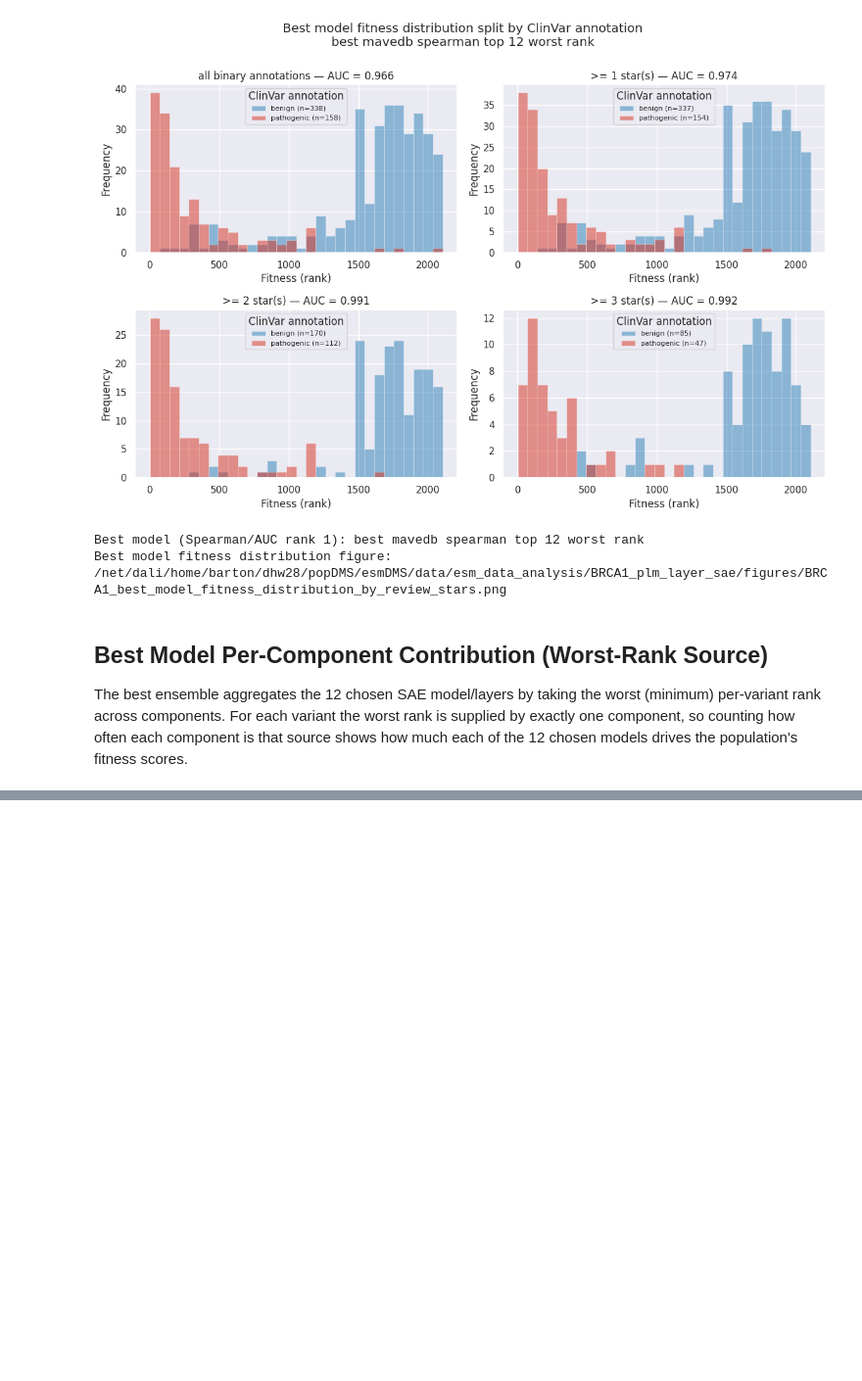
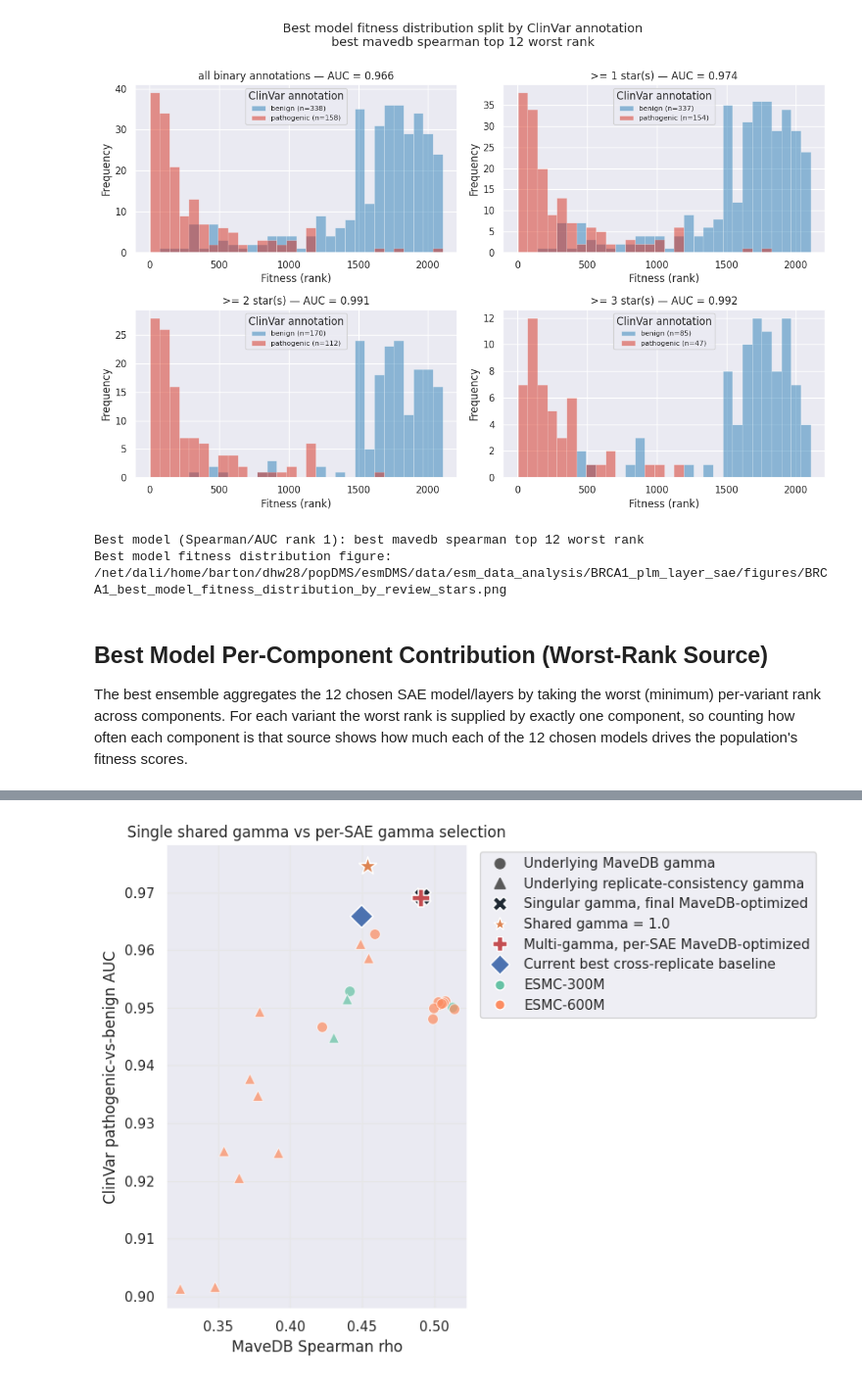
Before and after one commit to dylanwells37/esmDMS, a Jupyter notebook: esmc_sae_layer_ensemble_analysis.ipynb, the cells around one changed output, grey strips where cells are left out. Shown at 98% size. Drawn from its saved outputs; the diff is of its cells as text; code cells hidden in the pictures; blank space fills up the shorter version.

```diff
--- a/esmc_sae_layer_ensemble_analysis.ipynb
+++ b/esmc_sae_layer_ensemble_analysis.ipynb
@@ -533,7 +533,7 @@ BEST_RANK_GAMMA_VALUES = np.logspace(
 )
 
 CREATE_BEST_RANK_GAMMA_SWEEP_JOB = True
-SUBMIT_BEST_RANK_GAMMA_SWEEP_JOB = True
+SUBMIT_BEST_RANK_GAMMA_SWEEP_JOB = False
 RUN_BEST_RANK_GAMMA_SWEEP_LOCALLY = False
 BEST_RANK_GAMMA_SWEEP_MEM = "96G"
 BEST_RANK_GAMMA_SWEEP_TIME = "18:00:00"
@@ -1179,0 +1597,82 @@ else:
+# %%
+if per_sae_gamma_metrics_df.empty or ensemble_gamma_comparison_df.empty:
+    print(f"No complete per-SAE gamma sweep outputs yet. Run or wait for: sbatch {PER_SAE_GAMMA_SCRIPT_PATH}")
+else:
+    underlying_plot_df = per_sae_gamma_selected_df.copy()
+    underlying_plot_df["plot_group"] = underlying_plot_df["selection_objective"].map(
+        {
+            "per_source_mavedb_spearman": "Underlying SAE: MaveDB-optimized gamma",
+            "per_source_replicate_consistency": "Underlying SAE: replicate-consistency gamma",
+        }
+    )
+    ensemble_plot_df = ensemble_gamma_comparison_df.copy()
+    ensemble_plot_df["plot_group"] = ensemble_plot_df["method_label"]
+
+    fig, ax = plt.subplots(figsize=(8.4, 6.3))
+    source_palette = dict(
+        zip(
+            sorted(underlying_plot_df["model_short"].dropna().unique()),
+            sns.color_palette("Set2", n_colors=underlying_plot_df["model_short"].nunique()),
+        )
+    )
+    source_markers = {
+        "per_source_mavedb_spearman": "o",
+        "per_source_replicate_consistency": "^",
+    }
+    for (_, row) in underlying_plot_df.iterrows():
+        ax.scatter(
+            row["spearman_rho"],
+            row["auc"],
+            marker=source_markers.get(row["selection_objective"], "o"),
+            s=72,
+            color=source_palette.get(row["model_short"], "0.55"),
+            edgecolor="white",
+            linewidth=0.7,
+            alpha=0.72,
+        )
+
+    ensemble_marker_specs = {
+        "Singular gamma, final MaveDB-optimized": {"marker": "X", "color": "#1f2933", "size": 190},
+        "Shared gamma = 1.0": {"marker": "*", "color": "#dd8452", "size": 230},
+        "Multi-gamma, per-SAE MaveDB-optimized": {"marker": "P", "color": "#c44e52", "size": 190},
+        "Current best cross-replicate baseline": {"marker": "D", "color": "#4c72b0", "size": 170},
+    }
+    for _, row in ensemble_plot_df.iterrows():
+        spec = ensemble_marker_specs.get(row["method_label"], {"marker": "s", "color": "black", "size": 160})
+        ax.scatter(
+            row["spearman_rho"],
+            row["auc"],
+            marker=spec["marker"],
+            s=spec["size"],
+            color=spec["color"],
+            edgecolor="white",
+            linewidth=1.1,
+            zorder=5,
+            label=row["method_label"],
+        )
+
+    source_handles = []
+    for model_short, color in source_palette.items():
+        source_handles.append(plt.Line2D([0], [0], marker="o", color="none", markerfacecolor=color, markeredgecolor="white", markersize=8, label=model_short))
+    objective_handles = [
+        plt.Line2D([0], [0], marker="o", color="0.35", linestyle="none", markersize=8, label="Underlying MaveDB gamma"),
+        plt.Line2D([0], [0], marker="^", color="0.35", linestyle="none", markersize=8, label="Underlying replicate-consistency gamma"),
+    ]
+    ensemble_handles = [
+        plt.Line2D([0], [0], marker=spec["marker"], color="none", markerfacecolor=spec["color"], markeredgecolor="white", markersize=11, label=label)
+        for label, spec in ensemble_marker_specs.items()
+    ]
+    handles = objective_handles + ensemble_handles + source_handles
+    ax.legend(handles=handles, bbox_to_anchor=(1.02, 1), loc="upper left", frameon=True)
+    ax.set_xlabel("MaveDB Spearman rho")
+    ax.set_ylabel("ClinVar pathogenic-vs-benign AUC")
+    ax.set_title("Single shared gamma vs per-SAE gamma selection")
+    ax.grid(color="0.90", linewidth=0.8)
+    fig.tight_layout()
+
+    single_vs_multi_gamma_figure_path = paths.figure_dir / "BRCA1_best_mavedb_spearman_top12_single_vs_multi_gamma_mavedb_auc.png"
+    fig.savefig(single_vs_multi_gamma_figure_path, dpi=FIGURE_DPI, bbox_inches="tight")
+    plt.show()
+    print(f"Single-vs-multi gamma figure: {single_vs_multi_gamma_figure_path}")
+# %% [output]
+[figure, added]
```
Also changed, not shown: parts of 15 cells of this notebook.
